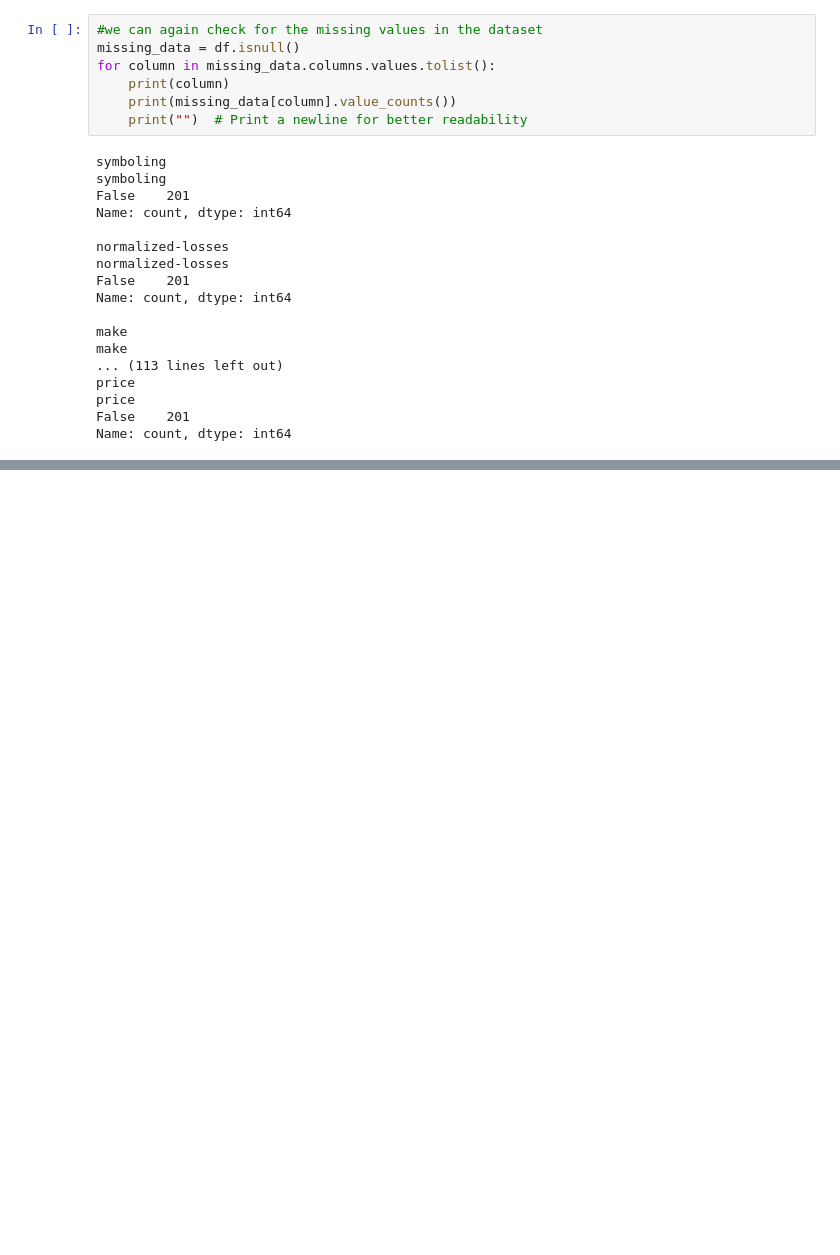
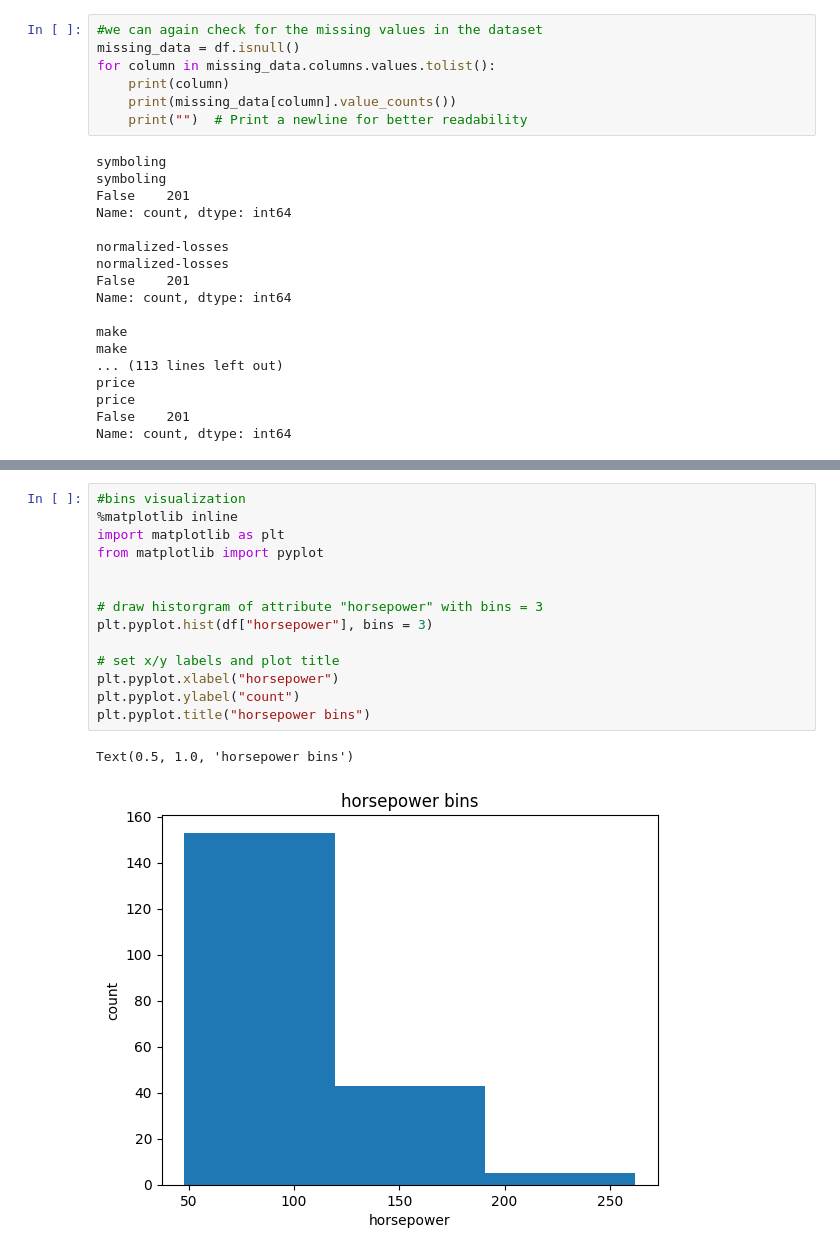
Before and after one commit to keithunt-35/ibm-cognitive-class, a Jupyter notebook: DA0101en/data_cleaning.ipynb, the cells around one changed output, grey strips where cells are left out. Cells and saved outputs as stored; diff of their text form; blank space fills up the shorter version.

```diff
--- a/DA0101en/data_cleaning.ipynb
+++ b/DA0101en/data_cleaning.ipynb
@@ -288,0 +469,17 @@ Name: count, dtype: int64
+# %%
+#bins visualization
+%matplotlib inline
+import matplotlib as plt
+from matplotlib import pyplot
+
+
+# draw historgram of attribute "horsepower" with bins = 3
+plt.pyplot.hist(df["horsepower"], bins = 3)
+
+# set x/y labels and plot title
+plt.pyplot.xlabel("horsepower")
+plt.pyplot.ylabel("count")
+plt.pyplot.title("horsepower bins")
+# %% [output]
+Text(0.5, 1.0, 'horsepower bins')
+[figure, added]
```
Also changed, not shown: parts of 12 cells of this notebook, 1 other file.
